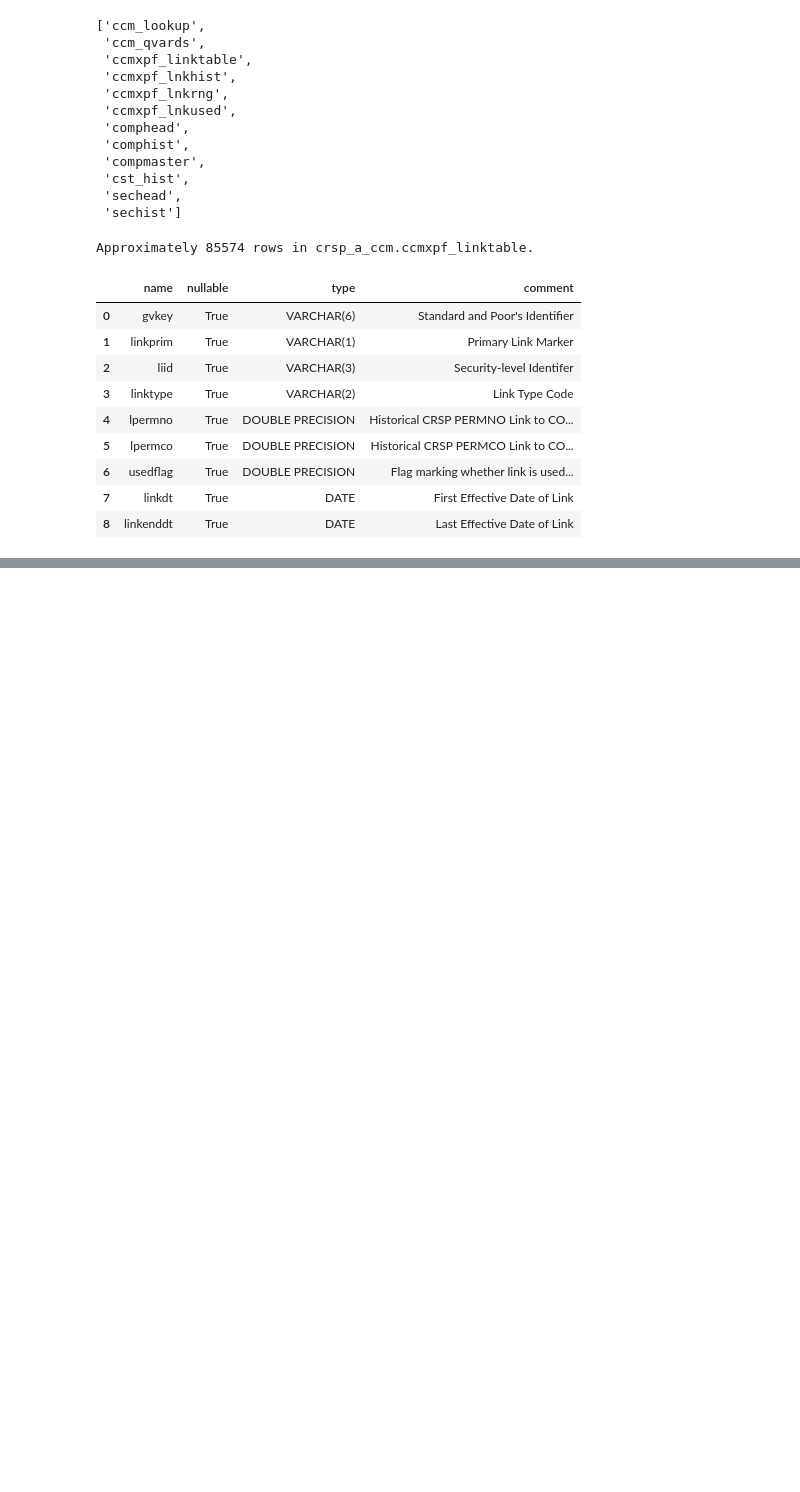
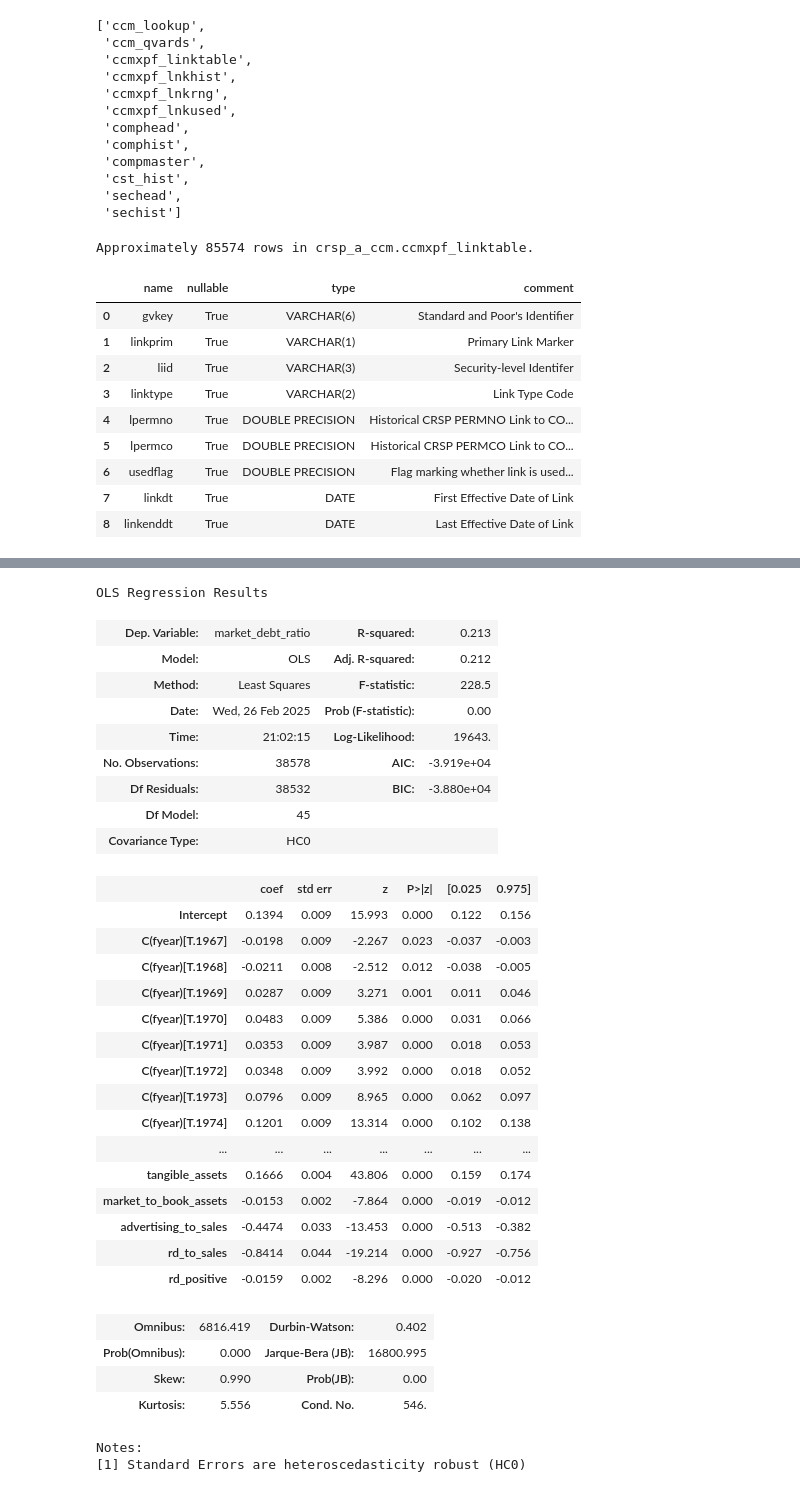
Before and after one commit to azazhang/Workspace-for-Corporate-Finance, a Jupyter notebook: assignment2.ipynb, the cells around one changed output, grey strips where cells are left out. Drawn from its saved outputs; the diff is of its cells as text; code cells hidden in the pictures; blank space fills up the shorter version.

```diff
--- a/assignment2.ipynb
+++ b/assignment2.ipynb
@@ -52,0 +480,6 @@ compustat_data = conn.raw_sql("""
+# %%
+variables_to_winsorize = ['profits_to_sales', 'tangible_assets', 'market_to_book_assets', 'advertising_to_sales', 'rd_to_sales']
+for var in variables_to_winsorize:
+    lower_bound = merged_data[var].quantile(0.01)
+    upper_bound = merged_data[var].quantile(0.99)
+    merged_data.loc[:, var] = np.clip(merged_data[var], lower_bound, upper_bound)
@@ -52,0 +512,7 @@ compustat_data = conn.raw_sql("""
+# %%
+merged_data['original_fyear'] = merged_data['fyear']
+year_dummies = pd.get_dummies(merged_data['fyear'], prefix='fyear', drop_first=True)
+merged_data = pd.concat([merged_data, year_dummies], axis=1)
+merged_data['fyear'] = merged_data['original_fyear']
+# %%
+formula_with_year_dummies = 'market_debt_ratio ~ ' + ' + '.join(independent_vars) + ' + C(fyear)'
@@ -52,0 +521,2 @@ compustat_data = conn.raw_sql("""
+# %%
+merged_data = merged_data.sort_values(by=['gvkey', 'fyear'])
@@ -52,0 +592,35 @@ compustat_data = conn.raw_sql("""
+# %%
+model_white.summary()
+# %% [output]
+OLS Regression Results
+| Dep. Variable: | market_debt_ratio | R-squared: | 0.213 |
+| Model: | OLS | Adj. R-squared: | 0.212 |
+| Method: | Least Squares | F-statistic: | 228.5 |
+| Date: | Wed, 26 Feb 2025 | Prob (F-statistic): | 0.00 |
+| Time: | 21:02:15 | Log-Likelihood: | 19643. |
+| No. Observations: | 38578 | AIC: | -3.919e+04 |
+| Df Residuals: | 38532 | BIC: | -3.880e+04 |
+| Df Model: | 45 |  |  |
+| Covariance Type: | HC0 |  |  |
+|  | coef | std err | z | P>|z| | [0.025 | 0.975] |
+| Intercept | 0.1394 | 0.009 | 15.993 | 0.000 | 0.122 | 0.156 |
+| C(fyear)[T.1967] | -0.0198 | 0.009 | -2.267 | 0.023 | -0.037 | -0.003 |
+| C(fyear)[T.1968] | -0.0211 | 0.008 | -2.512 | 0.012 | -0.038 | -0.005 |
+| C(fyear)[T.1969] | 0.0287 | 0.009 | 3.271 | 0.001 | 0.011 | 0.046 |
+| C(fyear)[T.1970] | 0.0483 | 0.009 | 5.386 | 0.000 | 0.031 | 0.066 |
+| C(fyear)[T.1971] | 0.0353 | 0.009 | 3.987 | 0.000 | 0.018 | 0.053 |
+| C(fyear)[T.1972] | 0.0348 | 0.009 | 3.992 | 0.000 | 0.018 | 0.052 |
+| C(fyear)[T.1973] | 0.0796 | 0.009 | 8.965 | 0.000 | 0.062 | 0.097 |
+| C(fyear)[T.1974] | 0.1201 | 0.009 | 13.314 | 0.000 | 0.102 | 0.138 |
+| ... | ... | ... | ... | ... | ... | ... |
+| tangible_assets | 0.1666 | 0.004 | 43.806 | 0.000 | 0.159 | 0.174 |
+| market_to_book_assets | -0.0153 | 0.002 | -7.864 | 0.000 | -0.019 | -0.012 |
+| advertising_to_sales | -0.4474 | 0.033 | -13.453 | 0.000 | -0.513 | -0.382 |
+| rd_to_sales | -0.8414 | 0.044 | -19.214 | 0.000 | -0.927 | -0.756 |
+| rd_positive | -0.0159 | 0.002 | -8.296 | 0.000 | -0.020 | -0.012 |
+| Omnibus: | 6816.419 | Durbin-Watson: | 0.402 |
+| Prob(Omnibus): | 0.000 | Jarque-Bera (JB): | 16800.995 |
+| Skew: | 0.990 | Prob(JB): | 0.00 |
+| Kurtosis: | 5.556 | Cond. No. | 546. |
+Notes:
+[1] Standard Errors are heteroscedasticity robust (HC0)
```
Also changed, not shown: parts of 64 cells of this notebook, 38 other files.
